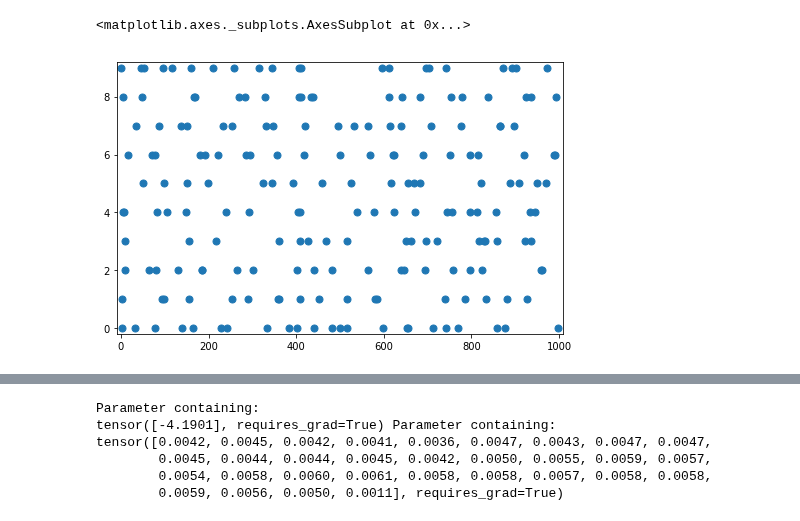
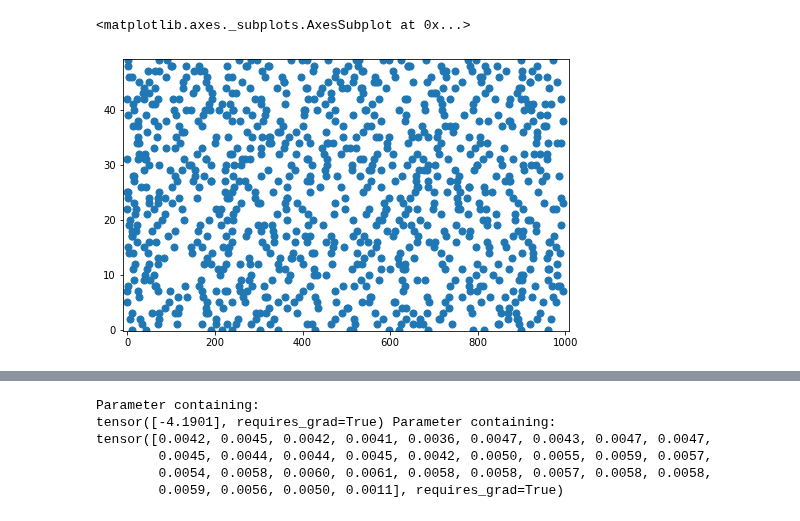
Before and after one commit to diegoarri91/mmd-glm, a Jupyter notebook: examples/mmdglm_surrgrad.ipynb, the cells around one changed output, grey strips where cells are left out. Drawn from its saved outputs; the diff is of its cells as text; code cells hidden in the pictures.

```diff
--- a/examples/mmdglm_surrgrad.ipynb
+++ b/examples/mmdglm_surrgrad.ipynb
@@ -122,21 +128,21 @@ spike_fn  = SurrGradSpike.apply
 # %%
 tbins = np.concatenate((np.arange(0, 10, 2), np.arange(10, 100, 10), np.arange(100, 550, 50)))
 eta = KernelRect(tbins, -np.exp(-tbins[:-1] / 50))
 # eta = KernelRect(tbins, np.zeros(len(tbins) - 1))
 b = torch.tensor([-3.])
 
 glm_true = GLM(b, eta)
 
 dt, T = 1, 1000
 t = np.arange(0, T, dt)
-u, mask_spikes_train = glm_true.run(1, 1000, shape=(10,))
+u, mask_spikes_train = glm_true.run(1, 1000, shape=(50,))
 mask_spikes_train = torch.stack(mask_spikes_train)
 
 st_train = SpikeTrain(t, mask_spikes_train.detach().numpy())
 st_train.plot()
 # %% [output]
 <matplotlib.axes._subplots.AxesSubplot at 0x...>
-[figure, old version]
+[figure, new version]
 # %%
 # t = np.arange(0, 1000, 1)
 # np.random.seed(0)
```
Also changed, not shown: parts of 10 cells of this notebook, 30 other files.
